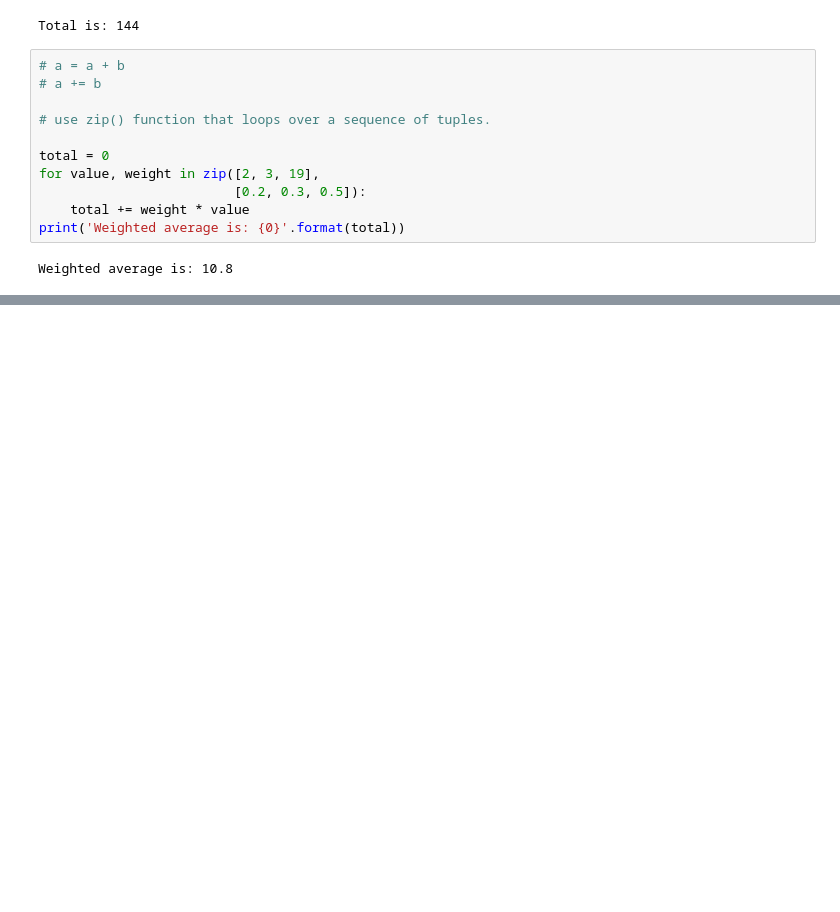
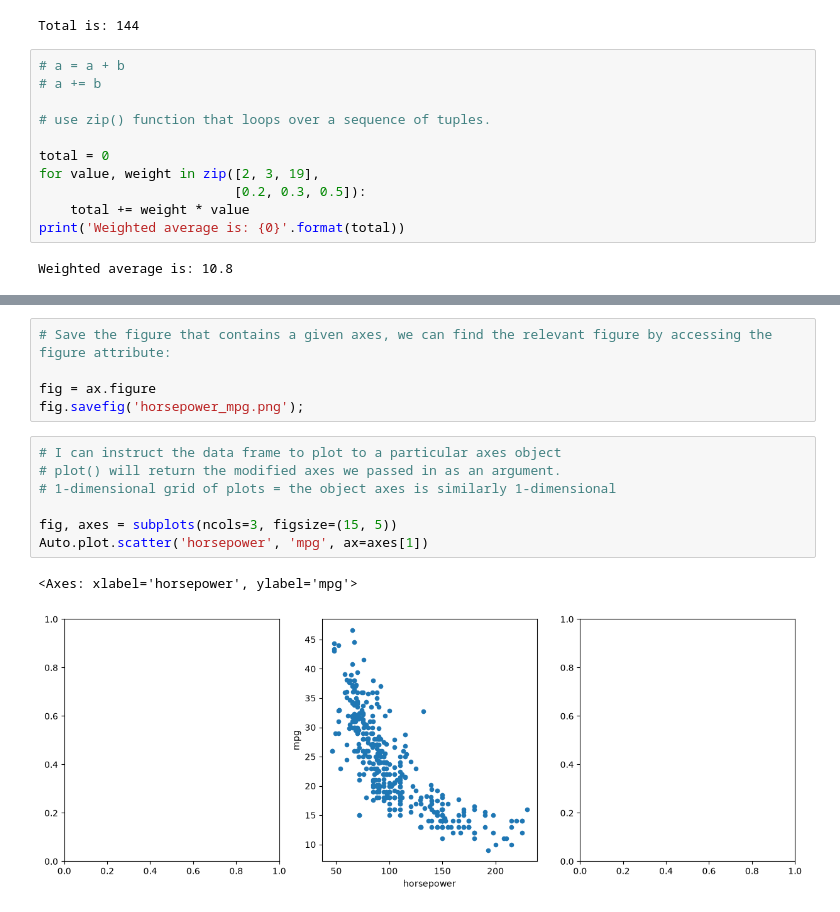
Before and after one commit to Nattawut30/Math-Algorithmic-Trading, a Jupyter notebook: Probability_Statistics/01_statistical_learning.ipynb, the cells around one changed output, grey strips where cells are left out. Saved outputs shown, nothing was run; the diff lists cells and outputs as text; blank space fills up the shorter version.

```diff
--- a/Probability_Statistics/01_statistical_learning.ipynb
+++ b/Probability_Statistics/01_statistical_learning.ipynb
@@ -1133,0 +1196,15 @@ Weighted average is: 10.8
+# %%
+# Save the figure that contains a given axes, we can find the relevant figure by accessing the figure attribute:
+
+fig = ax.figure
+fig.savefig('horsepower_mpg.png');
+# %%
+# I can instruct the data frame to plot to a particular axes object
+# plot() will return the modified axes we passed in as an argument.
+# 1-dimensional grid of plots = the object axes is similarly 1-dimensional
+
+fig, axes = subplots(ncols=3, figsize=(15, 5))
+Auto.plot.scatter('horsepower', 'mpg', ax=axes[1])
+# %% [output]
+<Axes: xlabel='horsepower', ylabel='mpg'>
+[figure, added]
```
Also changed, not shown: parts of 17 cells of this notebook, 2 other files.
